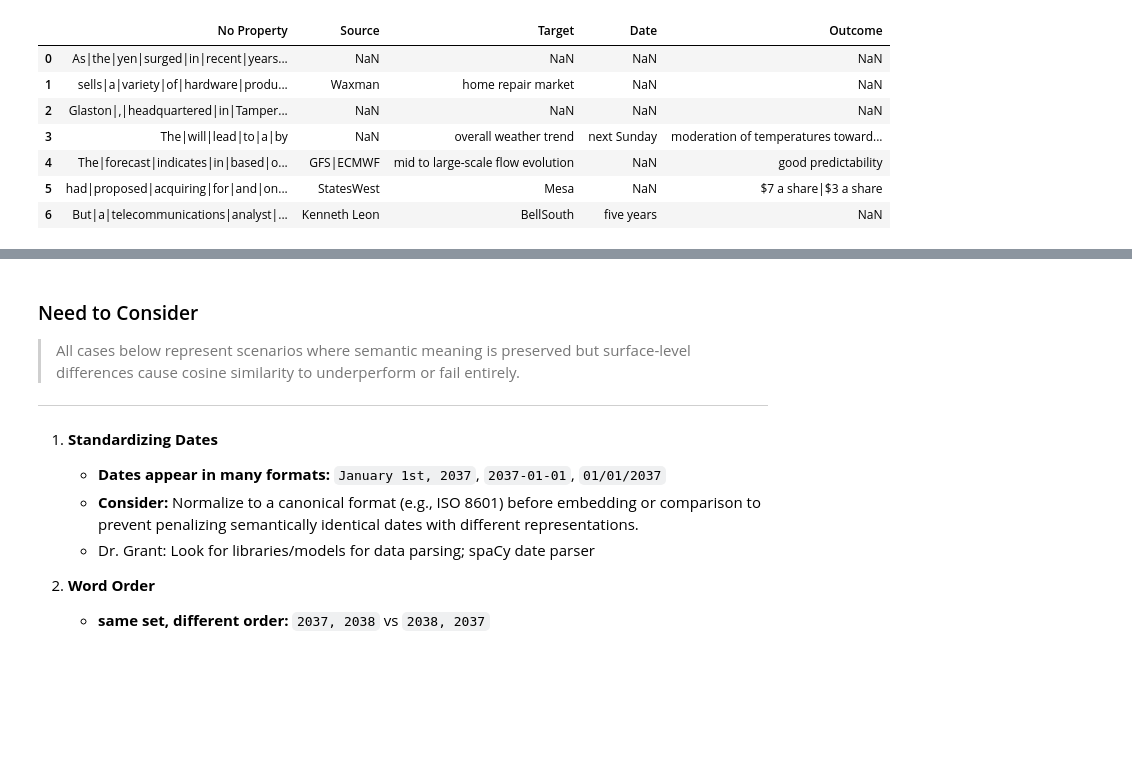
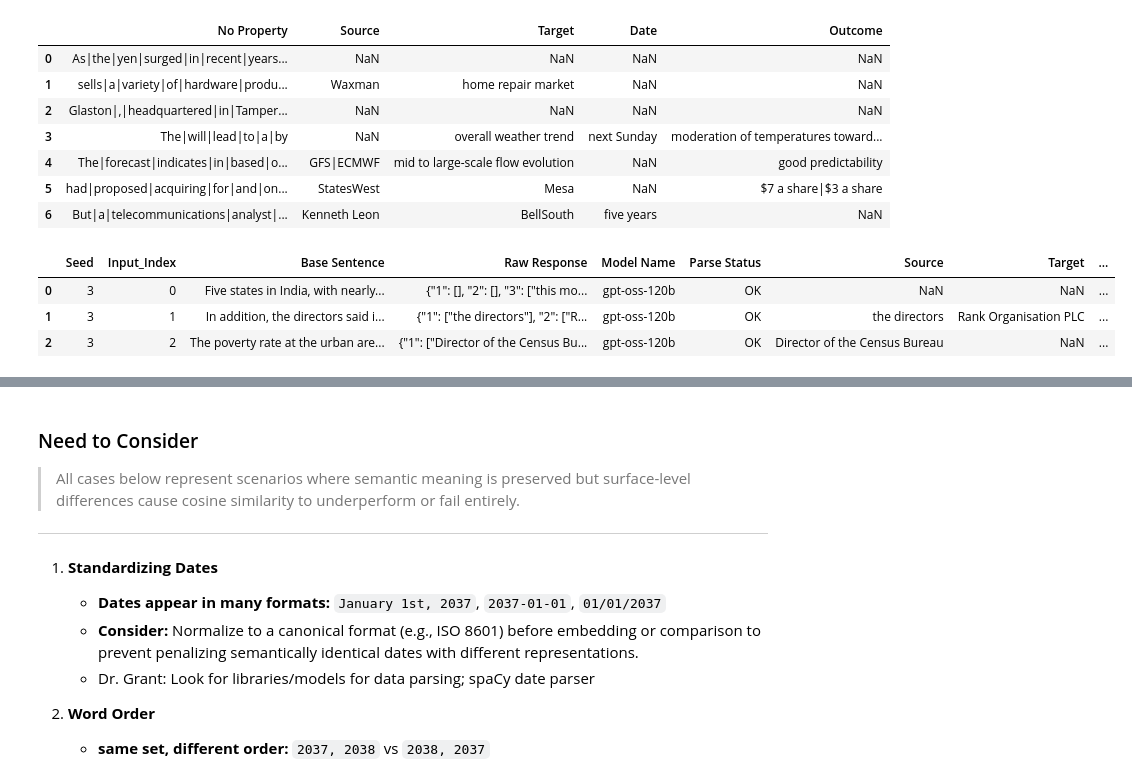
Before and after one commit to ufdatastudio/predictions, a Jupyter notebook: properties_extraction_experiments/evaluate_property_extraction_y_vs_llm.ipynb, the cells around one changed output, grey strips where cells are left out. Drawn from its saved outputs; the diff is of its cells as text; code cells hidden in the pictures; blank space fills up the shorter version.

```diff
--- a/properties_extraction_experiments/evaluate_property_extraction_y_vs_llm.ipynb
+++ b/properties_extraction_experiments/evaluate_property_extraction_y_vs_llm.ipynb
@@ -54 +65,10 @@ col_names
+# %%
+y_df = DataProcessing.load_from_file(y_data_path)
+y_df = y_df.copy()
+y_df.head(3)
+# %% [output]
+|  | Seed | Input_Index | Base Sentence | Raw Response | Model Name | Parse Status | Source | Target | ... |
+| 0 | 3 | 0 | Five states in India, with nearly... | {"1": [], "2": [], "3": ["this mo... | gpt-oss-120b | OK | NaN | NaN | ... |
+| 1 | 3 | 1 | In addition, the directors said i... | {"1": ["the directors"], "2": ["R... | gpt-oss-120b | OK | the directors | Rank Organisation PLC | ... |
+| 2 | 3 | 2 | The poverty rate at the urban are... | {"1": ["Director of the Census Bu... | gpt-oss-120b | OK | Director of the Census Bureau | NaN | ... |
 # %%
```
Also changed, not shown: parts of 13 cells of this notebook, 1 other file.
